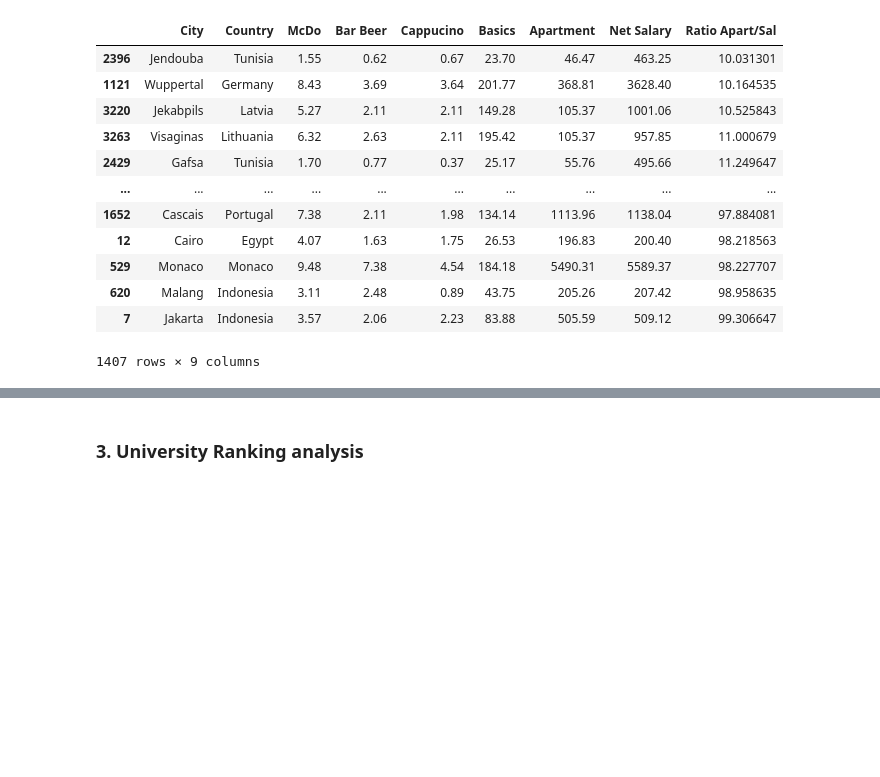
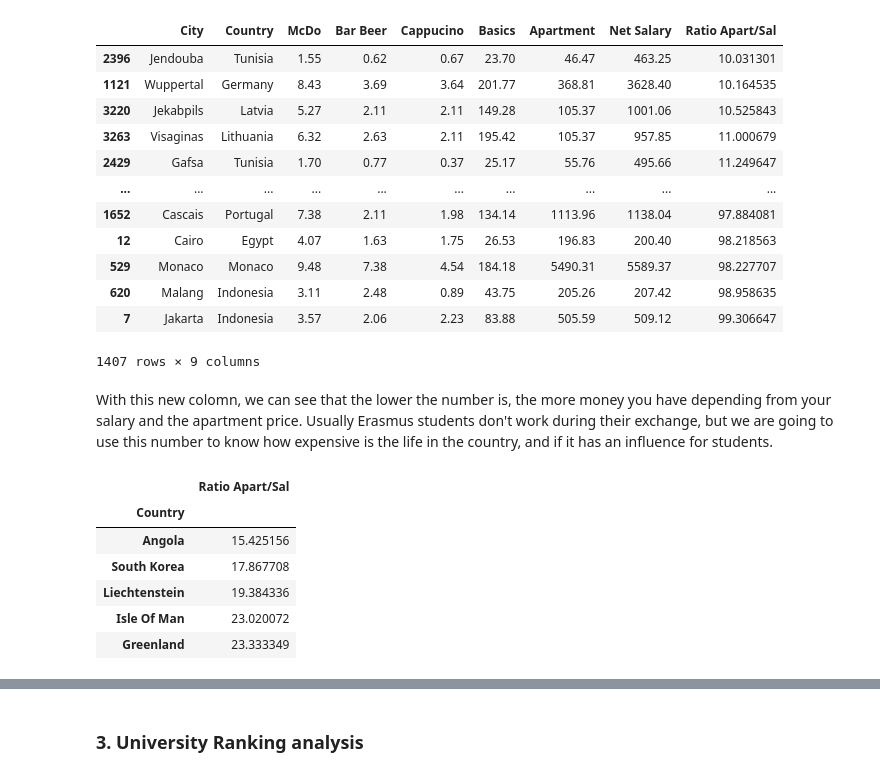
Before and after one commit to tatouti/DatabasePD, a Jupyter notebook: Erasmus_DataAnalysis.ipynb, the cells around one changed output, grey strips where cells are left out. Cells and saved outputs as stored; diff of their text form; code cells hidden in the pictures; blank space fills up the shorter version.

```diff
--- a/Erasmus_DataAnalysis.ipynb
+++ b/Erasmus_DataAnalysis.ipynb
@@ -547,3 +538,16 @@ cofRatio.sort_values(by='Ratio Apart/Sal',ascending=True)
 | 620 | Malang | Indonesia | 3.11 | 2.48 | 0.89 | 43.75 | 205.26 | 207.42 | 98.958635 |
 | 7 | Jakarta | Indonesia | 3.57 | 2.06 | 2.23 | 83.88 | 505.59 | 509.12 | 99.306647 |
 1407 rows × 9 columns
+# %% [markdown]
+With this new colomn, we can see that the lower the number is, the more money you have depending from your salary and the apartment price. Usually Erasmus students don't work during their exchange, but we are going to use this number to know how expensive is the life in the country, and if it has an influence for students.
+# %%
+# Per country
+cofRatio[['Country','Ratio Apart/Sal']].groupby('Country').mean().sort_values(by='Ratio Apart/Sal',ascending=True).head()
+# %% [output]
+|  | Ratio Apart/Sal |
+| Country |  |
+| Angola | 15.425156 |
+| South Korea | 17.867708 |
+| Liechtenstein | 19.384336 |
+| Isle Of Man | 23.020072 |
+| Greenland | 23.333349 |
```
Also changed, not shown: parts of 9 cells of this notebook.
